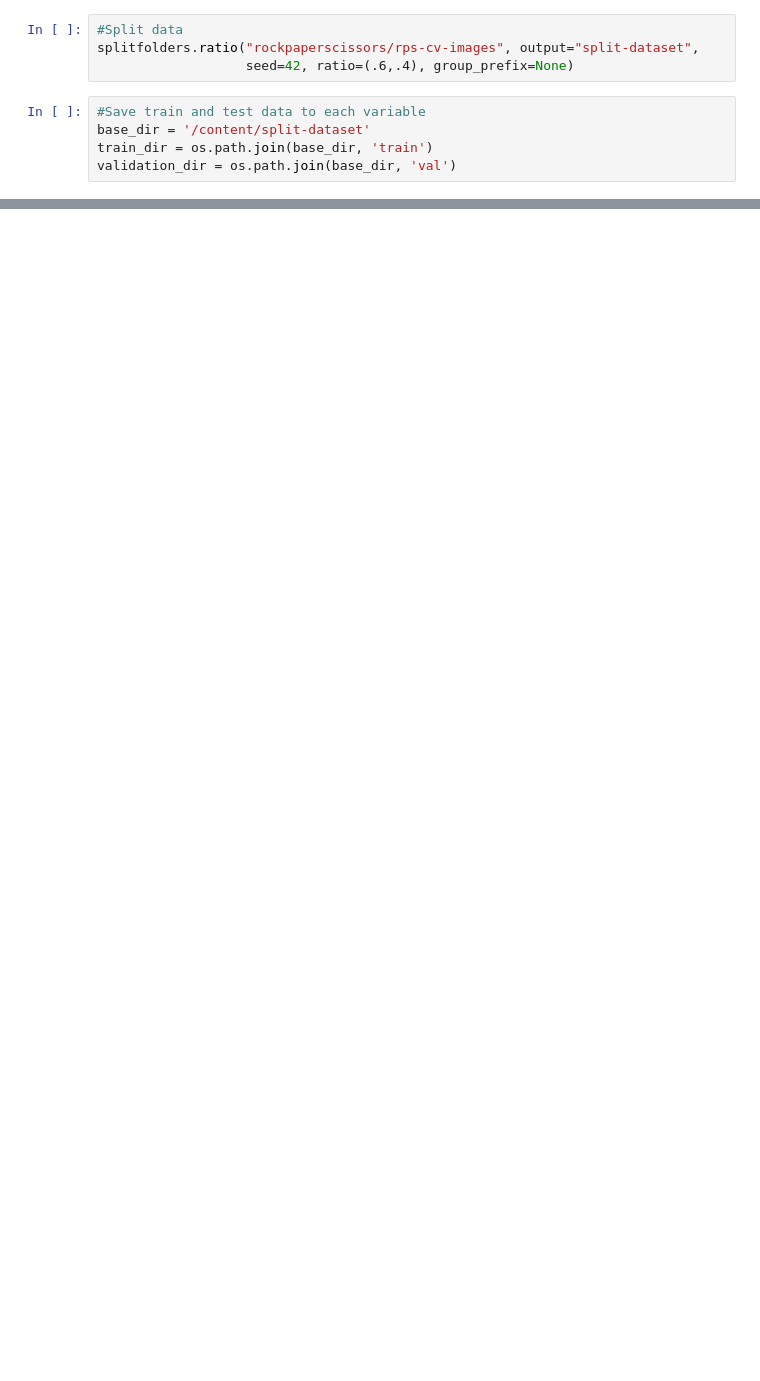
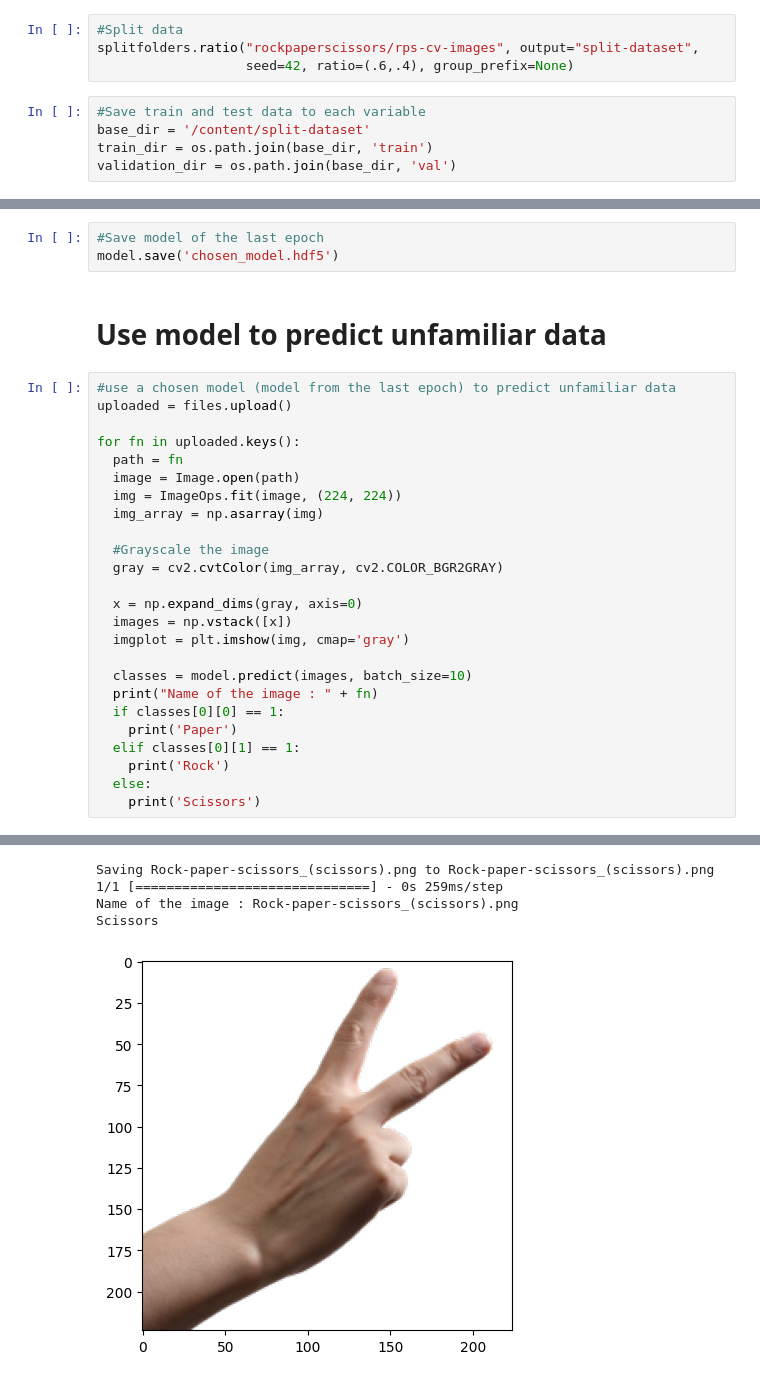
Before and after one commit to imandreans/Rock-Paper-Scissors-Prediction, a Jupyter notebook: modeling.ipynb, the cells around one changed output, grey strips where cells are left out. Drawn from its saved outputs; the diff is of its cells as text; blank space fills up the shorter version.

```diff
--- a/modeling.ipynb
+++ b/modeling.ipynb
@@ -229,0 +325,31 @@ sns.heatmap(train_cm, annot = True, fmt= '.2f', cmap='binary')
+# %%
+#Save model of the last epoch
+model.save('chosen_model.hdf5')
+# %% [markdown]
+# Use model to predict unfamiliar data
+# %%
+#use a chosen model (model from the last epoch) to predict unfamiliar data
+uploaded = files.upload()
+
+for fn in uploaded.keys():
+  path = fn
+  image = Image.open(path)
+  img = ImageOps.fit(image, (224, 224))
+  img_array = np.asarray(img)
+
+  #Grayscale the image
+  gray = cv2.cvtColor(img_array, cv2.COLOR_BGR2GRAY)
+
+  x = np.expand_dims(gray, axis=0)
+  images = np.vstack([x])
+  imgplot = plt.imshow(img, cmap='gray')
+
+  classes = model.predict(images, batch_size=10)
+  print("Name of the image : " + fn)
+  if classes[0][0] == 1:
+    print('Paper')
+  elif classes[0][1] == 1:
+    print('Rock')
+  else:
+    print('Scissors')
+# %% [output]
@@ -229,0 +357,5 @@ sns.heatmap(train_cm, annot = True, fmt= '.2f', cmap='binary')
+Saving Rock-paper-scissors_(scissors).png to Rock-paper-scissors_(scissors).png
+1/1 [==============================] - 0s 259ms/step
+Name of the image : Rock-paper-scissors_(scissors).png
+Scissors
+[figure, added]
```
Also changed, not shown: parts of 33 cells of this notebook, 5 other files.
